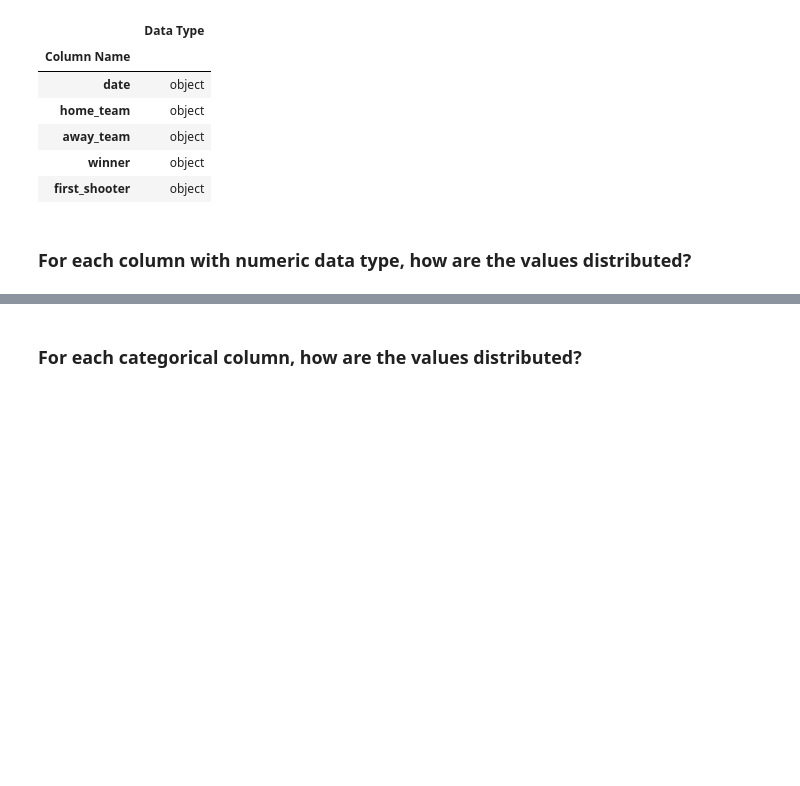
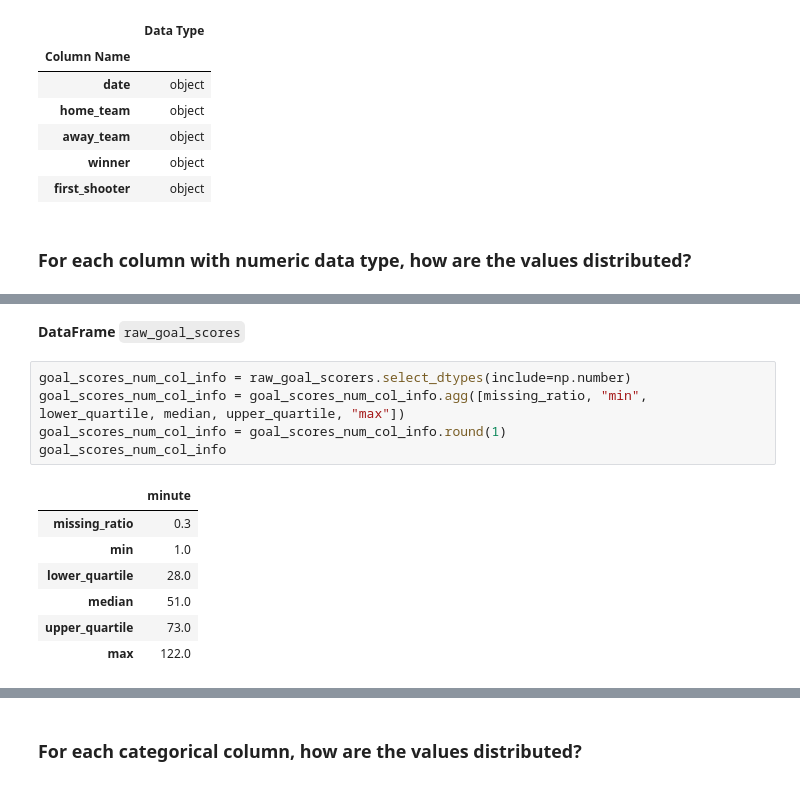
Before and after one commit to trgtanhh04/Programming4DS_Final, a Jupyter notebook: P4S.ipynb, the cells around one changed output, grey strips where cells are left out. Cells and saved outputs as stored; diff of their text form; blank space fills up the shorter version.

```diff
--- a/P4S.ipynb
+++ b/P4S.ipynb
@@ -341,0 +357,15 @@ Ta sẽ lưu kết quả vào DataFrame `num_col_info_df`, trong đó:
+# %% [markdown]
+**DataFrame** `raw_goal_scores`
+# %%
+goal_scores_num_col_info = raw_goal_scorers.select_dtypes(include=np.number)
+goal_scores_num_col_info = goal_scores_num_col_info.agg([missing_ratio, "min", lower_quartile, median, upper_quartile, "max"])
+goal_scores_num_col_info = goal_scores_num_col_info.round(1)
+goal_scores_num_col_info
+# %% [output]
+|  | minute |
+| missing_ratio | 0.3 |
+| min | 1.0 |
+| lower_quartile | 28.0 |
+| median | 51.0 |
+| upper_quartile | 73.0 |
+| max | 122.0 |
```
Also changed, not shown: parts of 18 cells of this notebook.
